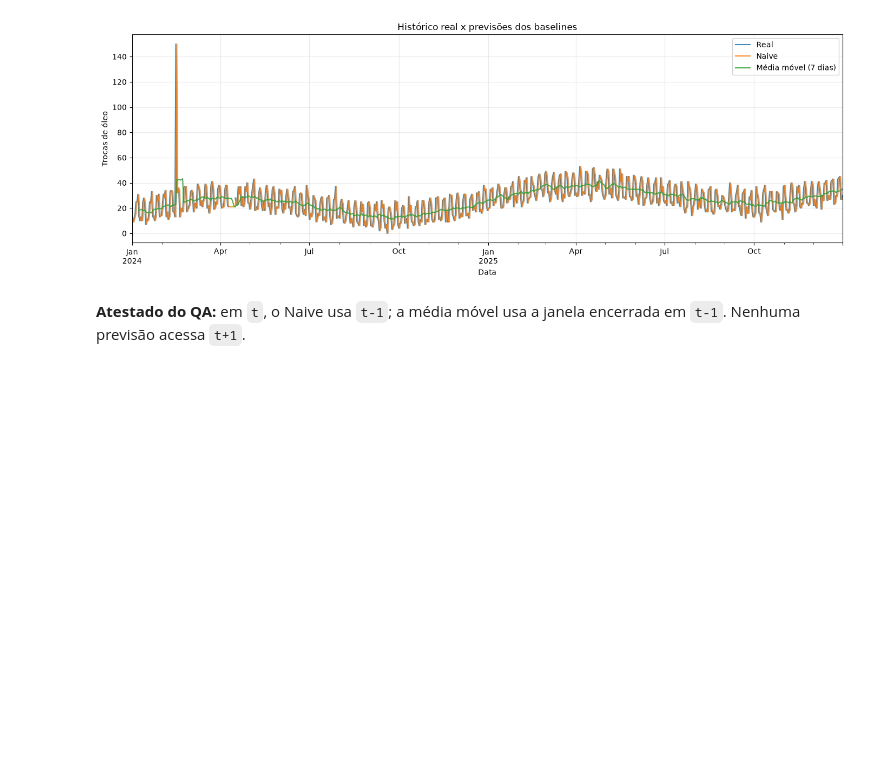
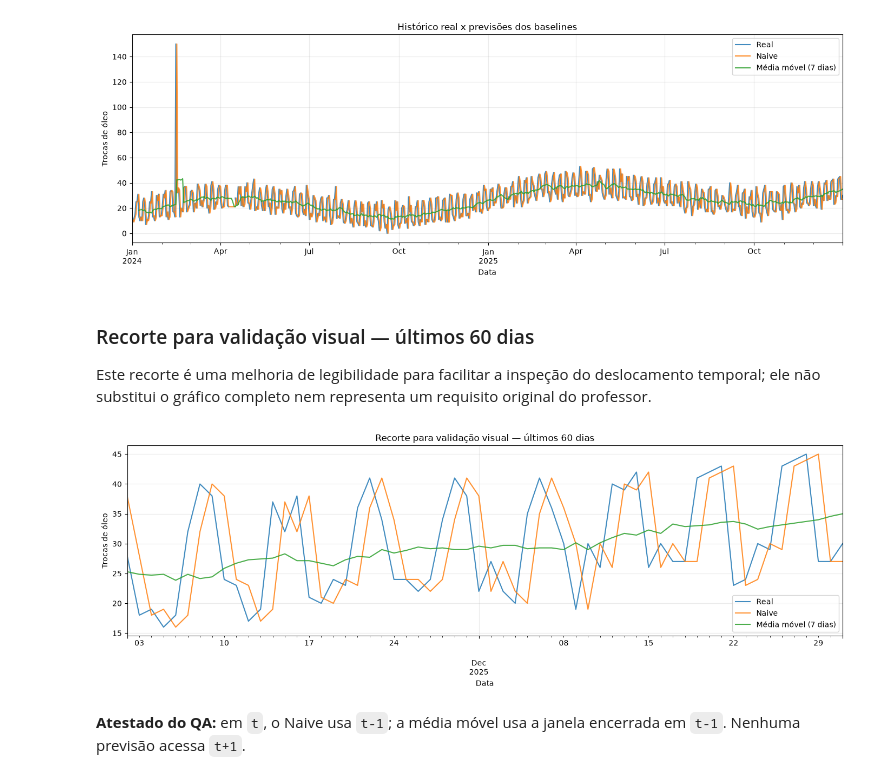
Before and after one commit to matheusesdev/mecaniQA-salvador, a Jupyter notebook: notebooks/oat2_pipeline_preditivo.ipynb, the cells around one changed output. Saved outputs shown, nothing was run; the diff lists cells and outputs as text; code cells hidden in the pictures; blank space fills up the shorter version.

Commit message:
fix: completa documentação e validação visual da OAT 2

```diff
--- a/notebooks/oat2_pipeline_preditivo.ipynb
+++ b/notebooks/oat2_pipeline_preditivo.ipynb
@@ -98,6 +100,20 @@ plt.tight_layout()
 plt.show()
 # %% [output]
 [figure]
+# %% [markdown]
+### Recorte para validação visual — últimos 60 dias
+
+Este recorte é uma melhoria de legibilidade para facilitar a inspeção do deslocamento temporal; ele não substitui o gráfico completo nem representa um requisito original do professor.
+# %%
+ax = comparacao.tail(60).plot(figsize=(14, 5), alpha=0.85)
+ax.set_title('Recorte para validação visual — últimos 60 dias')
+ax.set_xlabel('Data')
+ax.set_ylabel('Trocas de óleo')
+ax.grid(alpha=0.25)
+plt.tight_layout()
+plt.show()
+# %% [output]
+[figure, added]
 # %% [markdown]
 **Atestado do QA:** em `t`, o Naive usa `t-1`; a média móvel usa a janela encerrada em `t-1`. Nenhuma previsão acessa `t+1`.
 # %% [markdown]
```
Also changed, not shown: parts of 1 cell of this notebook, 1 other file.
